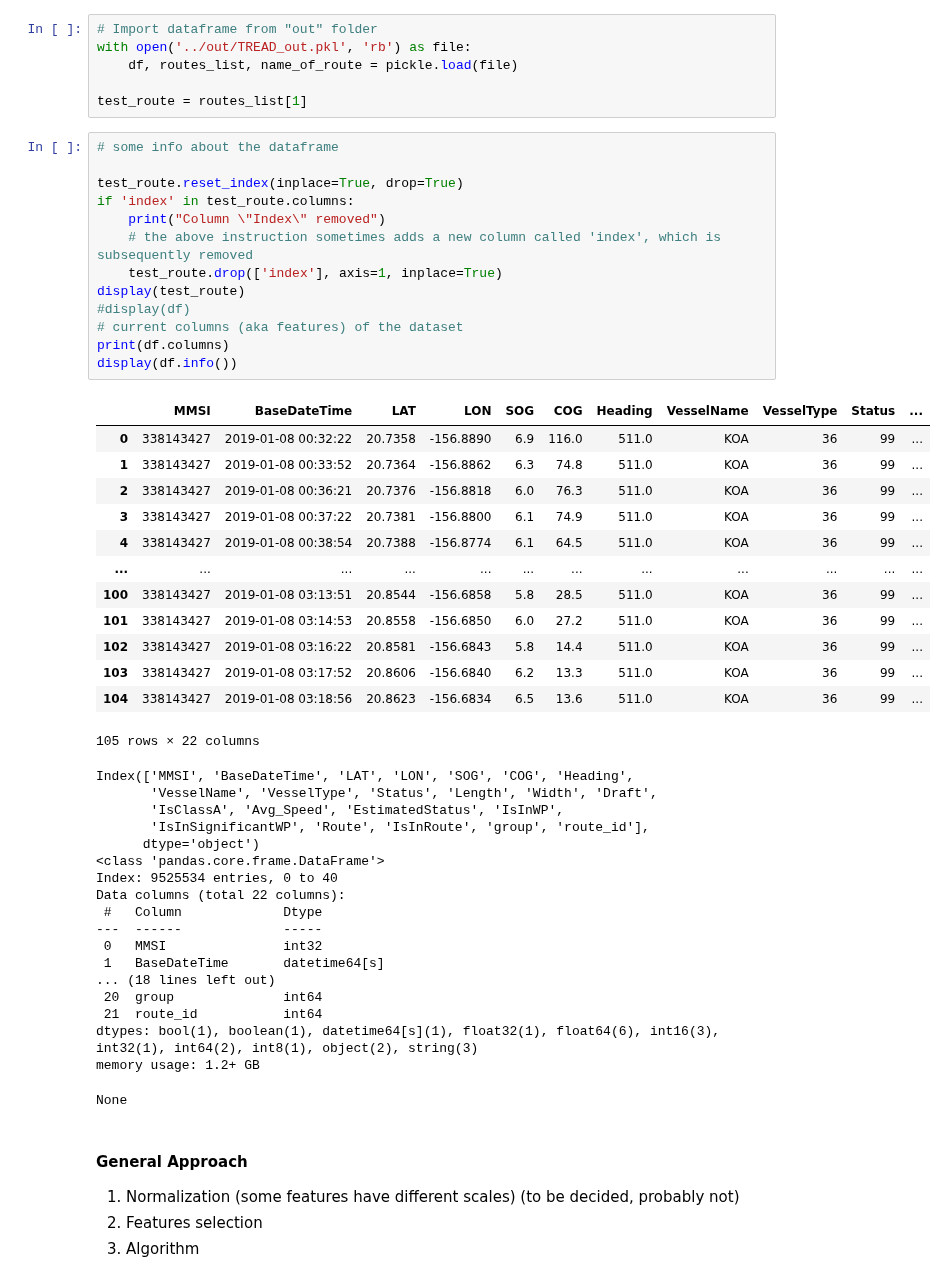
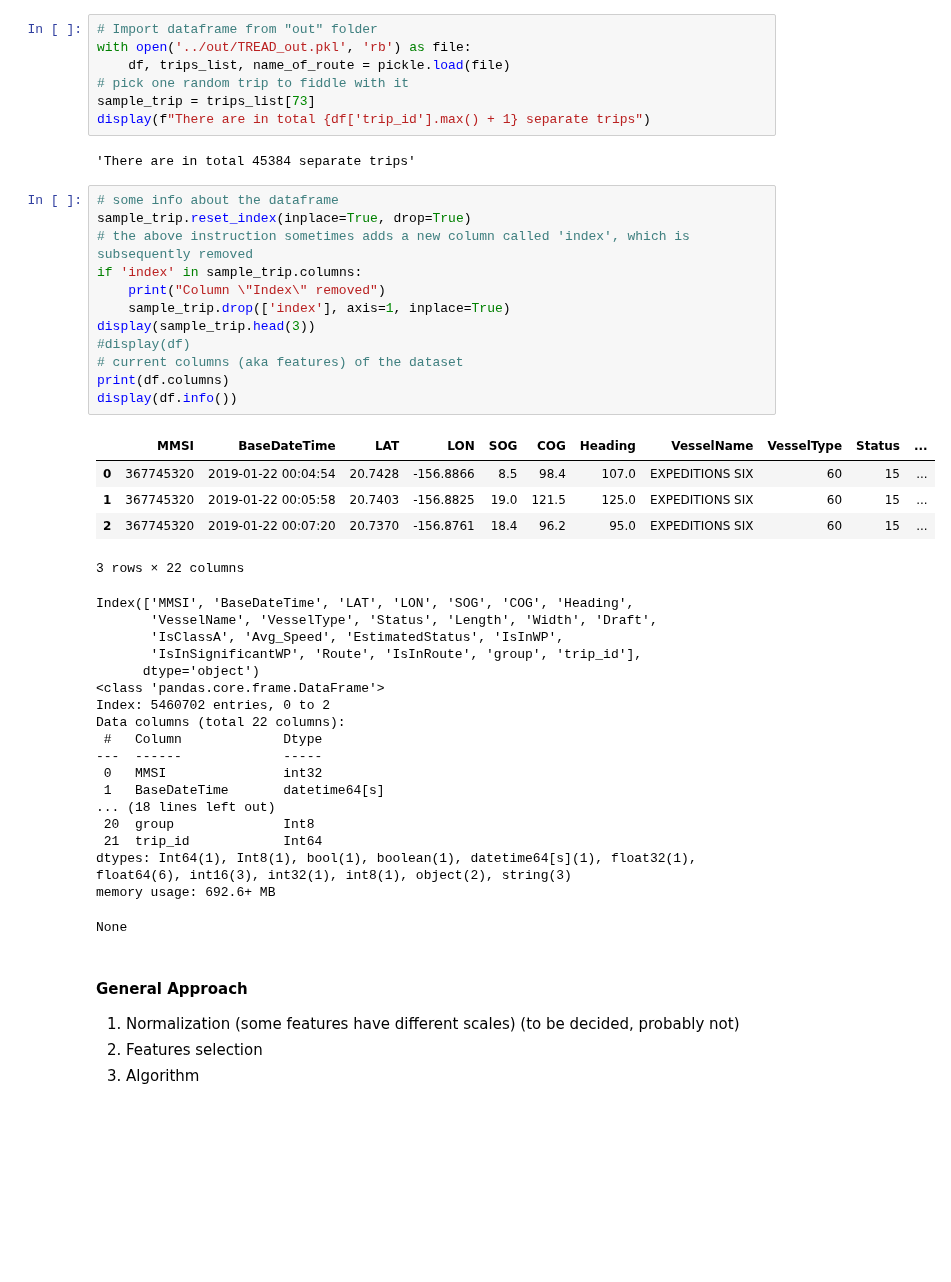
Before and after one commit to Accazeta/AIS_data_analysis, a Jupyter notebook: src/Time_series_clustering.ipynb, the cells around one changed output. Saved outputs shown, nothing was run; the diff lists cells and outputs as text; blank space fills up the shorter version.

```diff
--- a/src/Time_series_clustering.ipynb
+++ b/src/Time_series_clustering.ipynb
@@ -13,53 +15,47 @@ import hdbscan as hdbs
 # %%
 # Import dataframe from "out" folder
 with open('../out/TREAD_out.pkl', 'rb') as file:
-    df, routes_list, name_of_route = pickle.load(file)
-
-test_route = routes_list[1]
+    df, trips_list, name_of_route = pickle.load(file)
+# pick one random trip to fiddle with it
+sample_trip = trips_list[73]
+display(f"There are in total {df['trip_id'].max() + 1} separate trips")
+# %% [output]
+'There are in total 45384 separate trips'
 # %%
 # some info about the dataframe
-
-test_route.reset_index(inplace=True, drop=True)
-if 'index' in test_route.columns:
+sample_trip.reset_index(inplace=True, drop=True)
+# the above instruction sometimes adds a new column called 'index', which is subsequently removed
+if 'index' in sample_trip.columns:
     print("Column \"Index\" removed")
-    # the above instruction sometimes adds a new column called 'index', which is subsequently removed
-    test_route.drop(['index'], axis=1, inplace=True)
-display(test_route)
+    sample_trip.drop(['index'], axis=1, inplace=True)
+display(sample_trip.head(3))
 #display(df)
 # current columns (aka features) of the dataset
 print(df.columns)
 display(df.info())
 # %% [output]
 |  | MMSI | BaseDateTime | LAT | LON | SOG | COG | Heading | VesselName | VesselType | Status | ... |
-| 0 | 338143427 | 2019-01-08 00:32:22 | 20.7358 | -156.8890 | 6.9 | 116.0 | 511.0 | KOA | 36 | 99 | ... |
-| 1 | 338143427 | 2019-01-08 00:33:52 | 20.7364 | -156.8862 | 6.3 | 74.8 | 511.0 | KOA | 36 | 99 | ... |
-| 2 | 338143427 | 2019-01-08 00:36:21 | 20.7376 | -156.8818 | 6.0 | 76.3 | 511.0 | KOA | 36 | 99 | ... |
-| 3 | 338143427 | 2019-01-08 00:37:22 | 20.7381 | -156.8800 | 6.1 | 74.9 | 511.0 | KOA | 36 | 99 | ... |
-| 4 | 338143427 | 2019-01-08 00:38:54 | 20.7388 | -156.8774 | 6.1 | 64.5 | 511.0 | KOA | 36 | 99 | ... |
-| ... | ... | ... | ... | ... | ... | ... | ... | ... | ... | ... | ... |
-| 100 | 338143427 | 2019-01-08 03:13:51 | 20.8544 | -156.6858 | 5.8 | 28.5 | 511.0 | KOA | 36 | 99 | ... |
-| 101 | 338143427 | 2019-01-08 03:14:53 | 20.8558 | -156.6850 | 6.0 | 27.2 | 511.0 | KOA | 36 | 99 | ... |
-| 102 | 338143427 | 2019-01-08 03:16:22 | 20.8581 | -156.6843 | 5.8 | 14.4 | 511.0 | KOA | 36 | 99 | ... |
-| 103 | 338143427 | 2019-01-08 03:17:52 | 20.8606 | -156.6840 | 6.2 | 13.3 | 511.0 | KOA | 36 | 99 | ... |
-| 104 | 338143427 | 2019-01-08 03:18:56 | 20.8623 | -156.6834 | 6.5 | 13.6 | 511.0 | KOA | 36 | 99 | ... |
+| 0 | 367745320 | 2019-01-22 00:04:54 | 20.7428 | -156.8866 | 8.5 | 98.4 | 107.0 | EXPEDITIONS SIX | 60 | 15 | ... |
+| 1 | 367745320 | 2019-01-22 00:05:58 | 20.7403 | -156.8825 | 19.0 | 121.5 | 125.0 | EXPEDITIONS SIX | 60 | 15 | ... |
+| 2 | 367745320 | 2019-01-22 00:07:20 | 20.7370 | -156.8761 | 18.4 | 96.2 | 95.0 | EXPEDITIONS SIX | 60 | 15 | ... |
-105 rows × 22 columns
+3 rows × 22 columns
 Index(['MMSI', 'BaseDateTime', 'LAT', 'LON', 'SOG', 'COG', 'Heading',
        'VesselName', 'VesselType', 'Status', 'Length', 'Width', 'Draft',
        'IsClassA', 'Avg_Speed', 'EstimatedStatus', 'IsInWP',
-       'IsInSignificantWP', 'Route', 'IsInRoute', 'group', 'route_id'],
+       'IsInSignificantWP', 'Route', 'IsInRoute', 'group', 'trip_id'],
       dtype='object')
 <class 'pandas.core.frame.DataFrame'>
-Index: 9525534 entries, 0 to 40
+Index: 5460702 entries, 0 to 2
 Data columns (total 22 columns):
  #   Column             Dtype
 ---  ------             -----
  0   MMSI               int32
  1   BaseDateTime       datetime64[s]
 ... (18 lines left out)
- 20  group              int64
- 21  route_id           int64
-dtypes: bool(1), boolean(1), datetime64[s](1), float32(1), float64(6), int16(3), int32(1), int64(2), int8(1), object(2), string(3)
-memory usage: 1.2+ GB
+ 20  group              Int8
+ 21  trip_id            Int64
+dtypes: Int64(1), Int8(1), bool(1), boolean(1), datetime64[s](1), float32(1), float64(6), int16(3), int32(1), int8(1), object(2), string(3)
+memory usage: 692.6+ MB
 None
 # %% [markdown]
 #### General Approach
```
Also changed, not shown: parts of 14 cells of this notebook, 3 other files.
